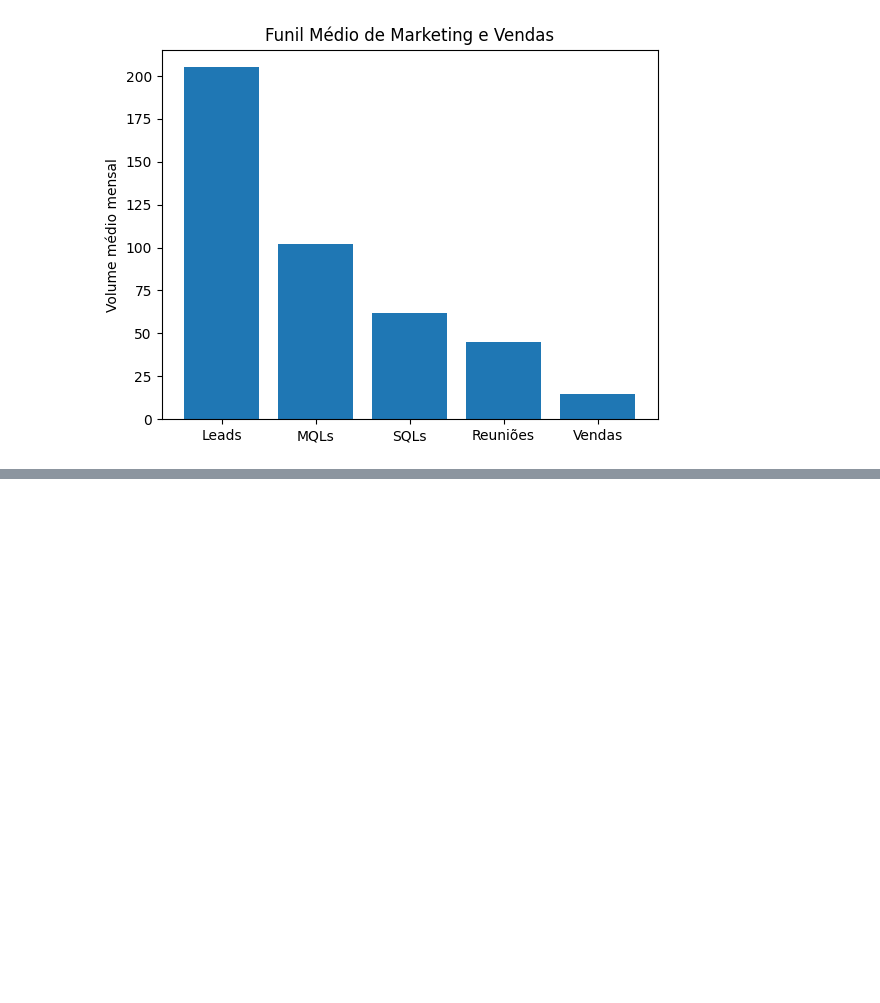
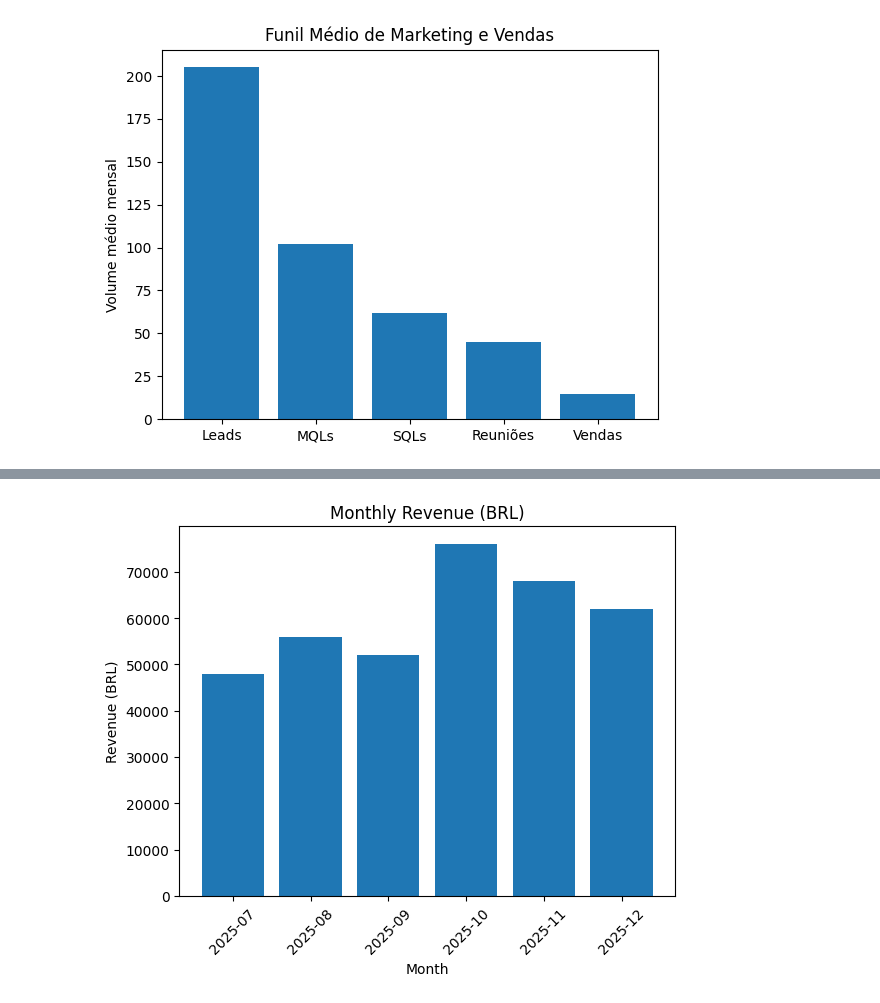
Before and after one commit to bsmiranda/revops-executive-training-analysis, a Jupyter notebook: notebooks/01_data_exploration.ipynb, the cells around one changed output, grey strips where cells are left out. Cells and saved outputs as stored; diff of their text form; code cells hidden in the pictures; blank space fills up the shorter version.

Commit message:
Add revenue, CAC and unit economics analysis
Implemented revenue analysis, average ticket, CAC and unit economics metrics with strategic insights in the data exploration notebook.

```diff
--- a/notebooks/01_data_exploration.ipynb
+++ b/notebooks/01_data_exploration.ipynb
@@ -99,0 +129,10 @@ plt.show()
+# %%
+plt.figure()
+plt.bar(df["month"], df["revenue_brl"])
+plt.title("Monthly Revenue (BRL)")
+plt.xlabel("Month")
+plt.ylabel("Revenue (BRL)")
+plt.xticks(rotation=45)
+plt.show()
+# %% [output]
+[figure, added]
```
Also changed, not shown: parts of 14 cells of this notebook, 1 other file.
